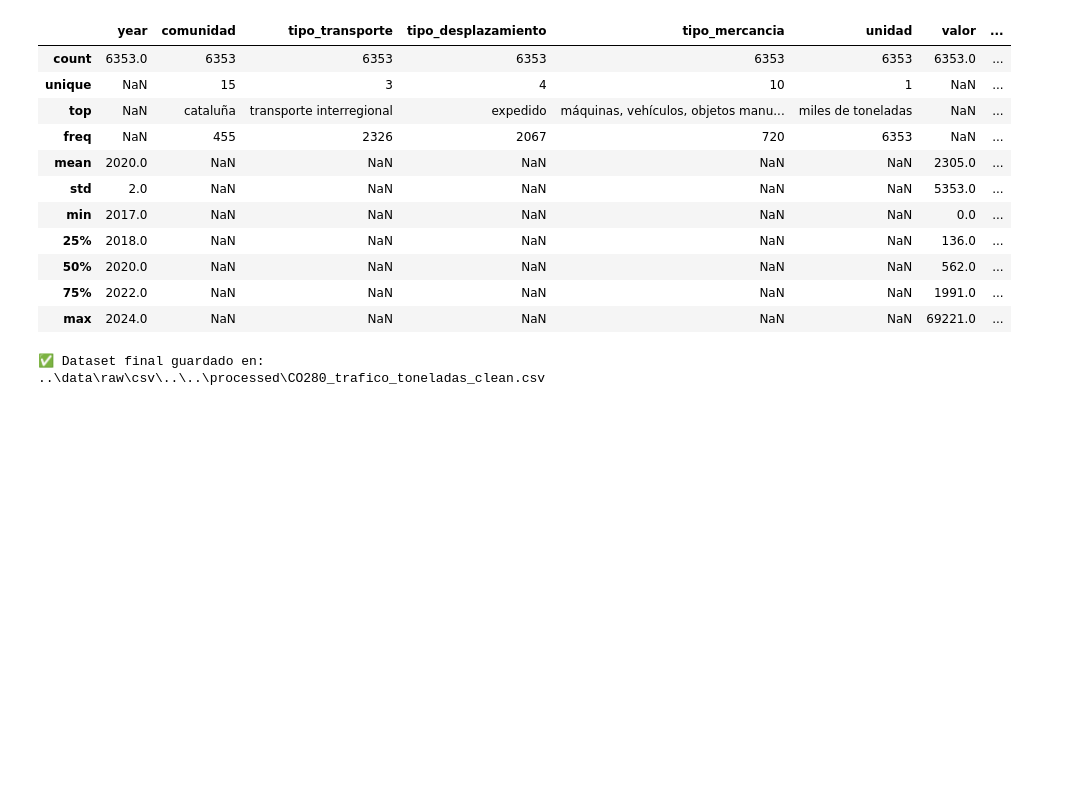
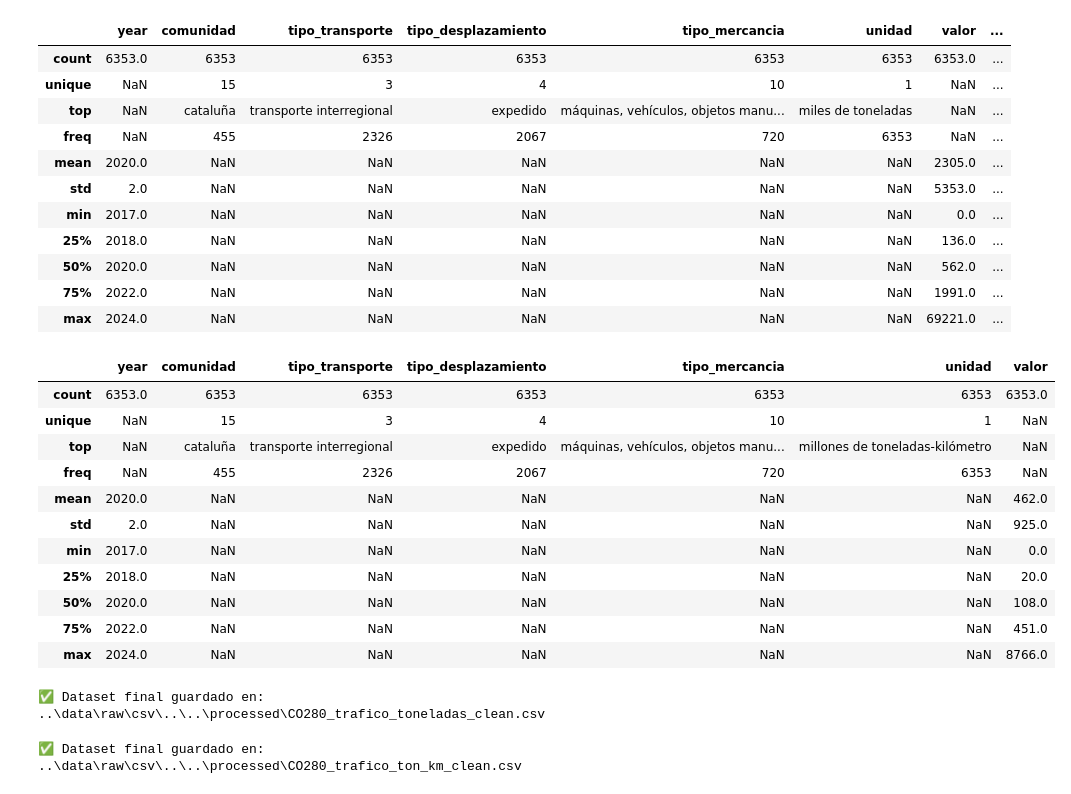
Before and after one commit to esanchezlaulhe1312/transporte_mercancias_carretera, a Jupyter notebook: notebooks/01_exploracion_CO280.ipynb, the cells around one changed output. Cells and saved outputs as stored; diff of their text form; code cells hidden in the pictures; blank space fills up the shorter version.

```diff
--- a/notebooks/01_exploracion_CO280.ipynb
+++ b/notebooks/01_exploracion_CO280.ipynb
@@ -176,4 +191,13 @@ df_ton.head(10)
 | 16 | 2017 | andalucía | transporte intrarregional | intramunicipal | productos químicos | miles de toneladas | 357.38 | ... |
 | 18 | 2017 | andalucía | transporte intrarregional | intramunicipal | máquinas, vehículos, objetos manu... | miles de toneladas | 2335.39 | ... |
 | 20 | 2017 | andalucía | transporte intrarregional | intermunicipal intrarregional | productos agrícolas y animales vivos | miles de toneladas | 13072.05 | ... |
+# %%
+# Filtrar solo toneladas-km
+df_ton_km = df[df['unidad'].str.contains('millones de toneladas-kilómetro', case=False)].copy()
+
+# Vista previa
+df_ton_km.head(10)
+
+# Eliminar columnas innecesarias
+df_ton_km= df_ton_km.drop(columns=['valor_toneladas'])
 # %%
@@ -194,9 +218,11 @@ df_ton[df_ton['comunidad'].str.contains('total', case=False)].head(10)
 # %%
 # Quitar los años incrustados (4 dígitos consecutivos) dentro del texto
 df_ton['tipo_transporte'] = df_ton['tipo_transporte'].str.replace(r'\b20\d{2}\b', '', regex=True)
+df_ton_km['tipo_transporte'] = df_ton_km['tipo_transporte'].str.replace(r'\b20\d{2}\b', '', regex=True)
 
 # Eliminar espacios redundantes
 df_ton['tipo_transporte'] = df_ton['tipo_transporte'].str.strip()
+df_ton_km['tipo_transporte'] = df_ton_km['tipo_transporte'].str.strip()
 
 # Comprobar valores únicos limpios
 print(df_ton['tipo_transporte'].unique())
@@ -206,6 +232,7 @@ print(df_ton['tipo_transporte'].unique())
 # %%
 # Filtrar las filas que NO son totales
 df_ton = df_ton[~df_ton['comunidad'].str.contains('total', case=False)].copy()
+df_ton_km = df_ton_km[~df_ton_km['comunidad'].str.contains('total', case=False)].copy()
 
 print("Filas después de limpiar:", df_ton.shape[0])
 print("Comunidades únicas:", df_ton['comunidad'].nunique())
@@ -361,6 +418,21 @@ df_ton.describe(include='all').round(0)
 | 50% | 2020.0 | NaN | NaN | NaN | NaN | NaN | 562.0 | ... |
 | 75% | 2022.0 | NaN | NaN | NaN | NaN | NaN | 1991.0 | ... |
 | max | 2024.0 | NaN | NaN | NaN | NaN | NaN | 69221.0 | ... |
+# %%
+df_ton_km.describe(include='all').round(0)
+# %% [output]
+|  | year | comunidad | tipo_transporte | tipo_desplazamiento | tipo_mercancia | unidad | valor |
+| count | 6353.0 | 6353 | 6353 | 6353 | 6353 | 6353 | 6353.0 |
+| unique | NaN | 15 | 3 | 4 | 10 | 1 | NaN |
+| top | NaN | cataluña | transporte interregional | expedido | máquinas, vehículos, objetos manu... | millones de toneladas-kilómetro | NaN |
+| freq | NaN | 455 | 2326 | 2067 | 720 | 6353 | NaN |
+| mean | 2020.0 | NaN | NaN | NaN | NaN | NaN | 462.0 |
+| std | 2.0 | NaN | NaN | NaN | NaN | NaN | 925.0 |
+| min | 2017.0 | NaN | NaN | NaN | NaN | NaN | 0.0 |
+| 25% | 2018.0 | NaN | NaN | NaN | NaN | NaN | 20.0 |
+| 50% | 2020.0 | NaN | NaN | NaN | NaN | NaN | 108.0 |
+| 75% | 2022.0 | NaN | NaN | NaN | NaN | NaN | 451.0 |
+| max | 2024.0 | NaN | NaN | NaN | NaN | NaN | 8766.0 |
 # %%
 df_ton.sample(15)
 ruta_guardado = os.path.join(ruta_datos, '..','..', 'processed', 'CO280_trafico_toneladas_clean.csv')
@@ -369,3 +441,11 @@ df_ton.to_csv(ruta_guardado, index=False, encoding='utf-8-sig')
 print(f"✅ Dataset final guardado en: {ruta_guardado}")
 # %% [output]
 ✅ Dataset final guardado en: ..\data\raw\csv\..\..\processed\CO280_trafico_toneladas_clean.csv
+# %%
+df_ton_km.sample(15)
+ruta_guardado_ton_km = os.path.join(ruta_datos, '..','..', 'processed', 'CO280_trafico_ton_km_clean.csv')
+ruta_guardado_ton_km
+df_ton_km.to_csv(ruta_guardado_ton_km, index=False, encoding='utf-8-sig')
+print(f"✅ Dataset final guardado en: {ruta_guardado_ton_km}")
+# %% [output]
+✅ Dataset final guardado en: ..\data\raw\csv\..\..\processed\CO280_trafico_ton_km_clean.csv
```
Also changed, not shown: parts of 5 cells of this notebook, 14 other files.
